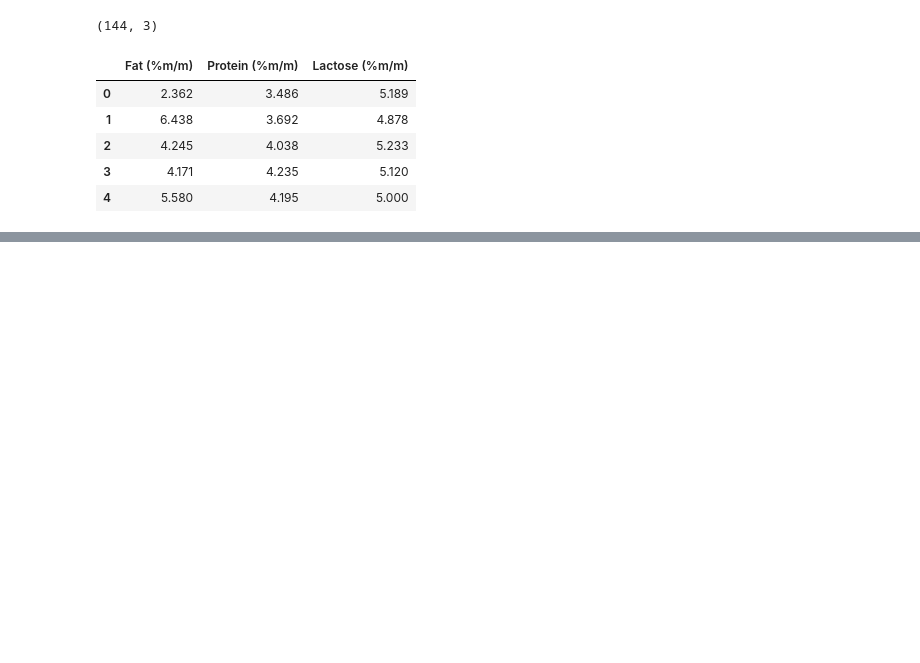
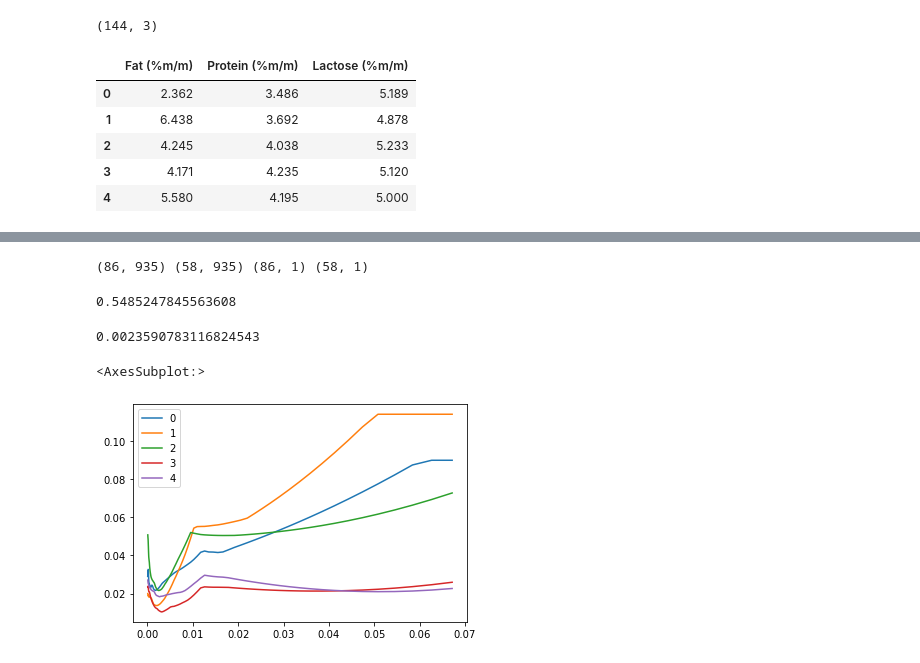
Before and after one commit to asscherhofstede/Koemelk-analyse, a Jupyter notebook: Koemelk Analyse.ipynb, the cells around one changed output, grey strips where cells are left out. Cells and saved outputs as stored; diff of their text form; code cells hidden in the pictures; blank space fills up the shorter version.

```diff
--- a/Koemelk Analyse.ipynb
+++ b/Koemelk Analyse.ipynb
@@ -380,0 +367,25 @@ reg.score(X_test, y_test)
+# %%
+from sklearn.model_selection import train_test_split
+
+X_train_Lactose, X_test_Lactose, y_train_Lactose, y_test_Lactose = train_test_split(X_all, Y_Lactose, test_size=0.4, random_state=0)
+print(X_train_Lactose.shape, X_test_Lactose.shape, y_train_Lactose.shape, y_test_Lactose.shape)
+# %% [output]
+(86, 935) (58, 935) (86, 1) (58, 1)
+# %%
+from sklearn.linear_model import LassoCV
+
+reg_Lactose = LassoCV(cv=5, random_state=0).fit(X_train_Lactose, y_train_Lactose)
+reg_Lactose.score(X_test_Lactose, y_test_Lactose)
+# %% [output]
+0.5485247845563608
+# %%
+reg_Lactose.alpha_
+# %% [output]
+0.0023590783116824543
+# %%
+df_Lactose = pd.DataFrame(reg_Lactose.mse_path_).T
+df_Lactose.columns = reg_Lactose.alphas_
+df_Lactose.T.plot()
+# %% [output]
+<AxesSubplot:>
+[figure, added]
```
Also changed, not shown: parts of 49 cells of this notebook.
